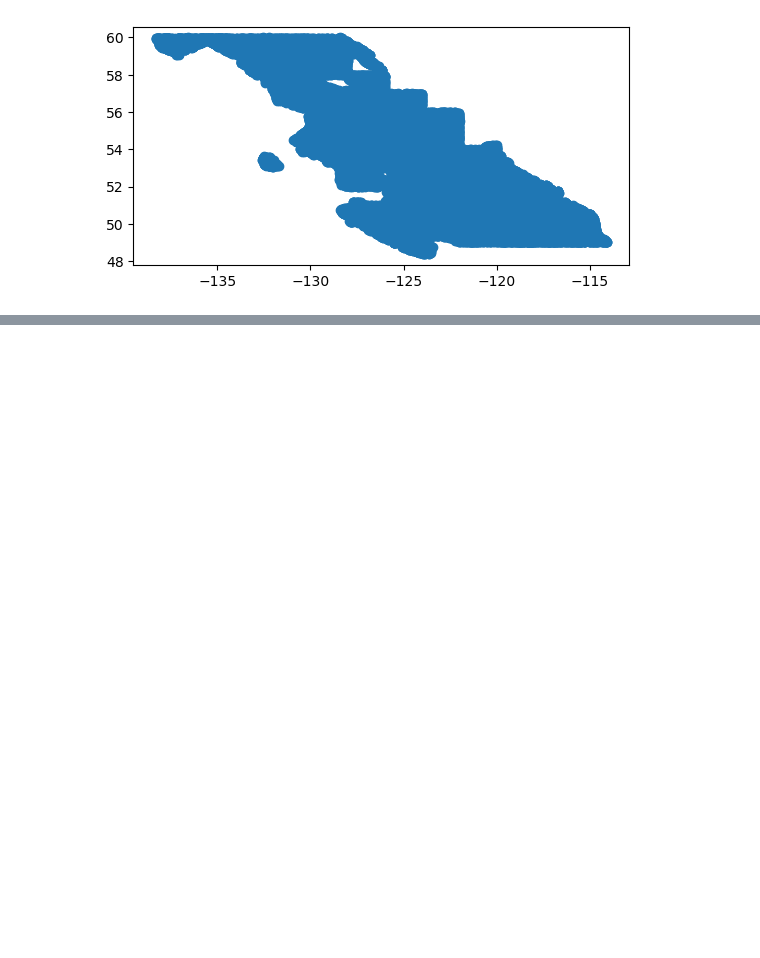
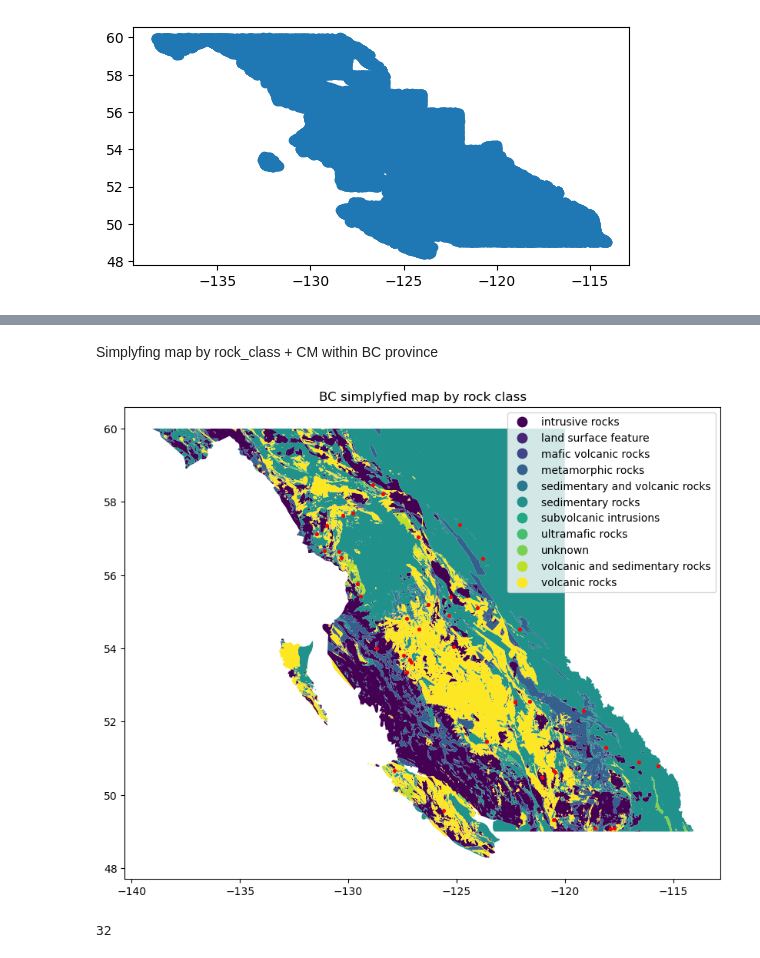
Before and after one commit to cvillarragamo/Tech_Treasures_Challenge, a Jupyter notebook: 1_Data_Collection_Cleaning.ipynb, the cells around one changed output, grey strips where cells are left out. Drawn from its saved outputs; the diff is of its cells as text; code cells hidden in the pictures; blank space fills up the shorter version.

```diff
--- a/1_Data_Collection_Cleaning.ipynb
+++ b/1_Data_Collection_Cleaning.ipynb
@@ -86,0 +105,21 @@ Esperare a ver que dicen el paper sobre cual es la forma de explorar CM en sedim
+# %% [markdown]
+Simplyfing map by rock_class  + CM within BC province
+# %%
+# bc_rocks=bc.dissolve(by='rock_class')
+# bc_rocks.reset_index(inplace=True)
+
+# #Intersect CM points with BC polygons
+# bc_cm=gdp.sjoin(CM,bc_rocks, how='inner', op='within')
+
+
+fig, ax = plt.subplots(figsize=(10,10))
+bc_rocks.plot(ax=ax, column='rock_class', legend=True, cmap='viridis')
+bc_cm.plot(ax=ax, column ='OperationG',color ='red', marker = 'o', markersize = 7)
+plt.title('BC simplyfied map by rock class')
+plt.show()
+# %% [output]
+[figure, added]
+# %%
+len(bc_cm['Commoditie'].unique())
+# %% [output]
+32
```
Also changed, not shown: parts of 6 cells of this notebook.
